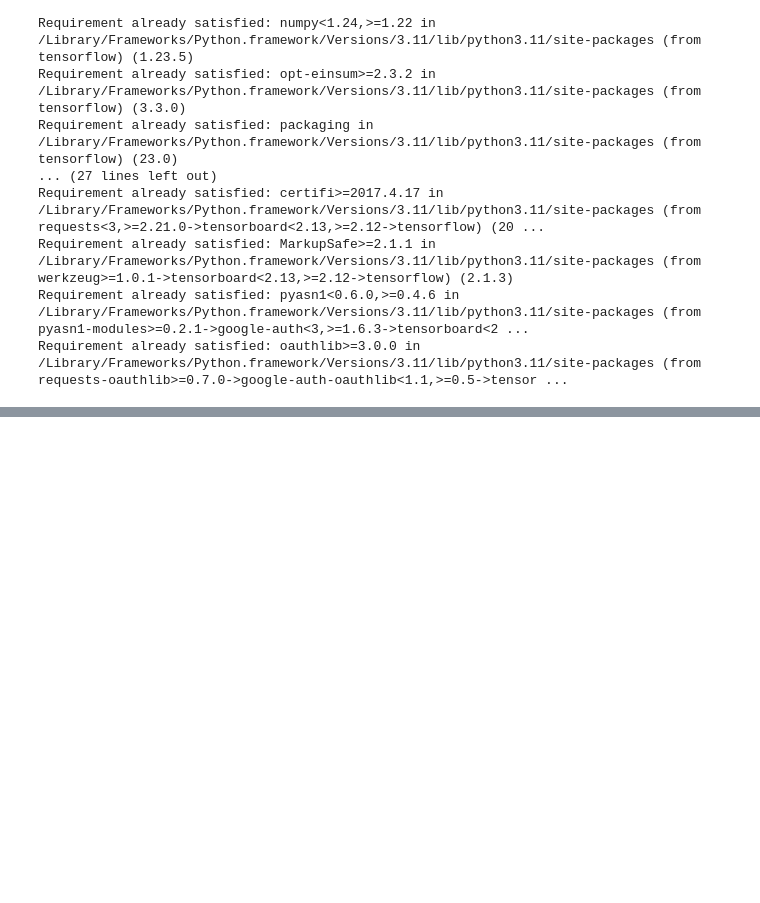
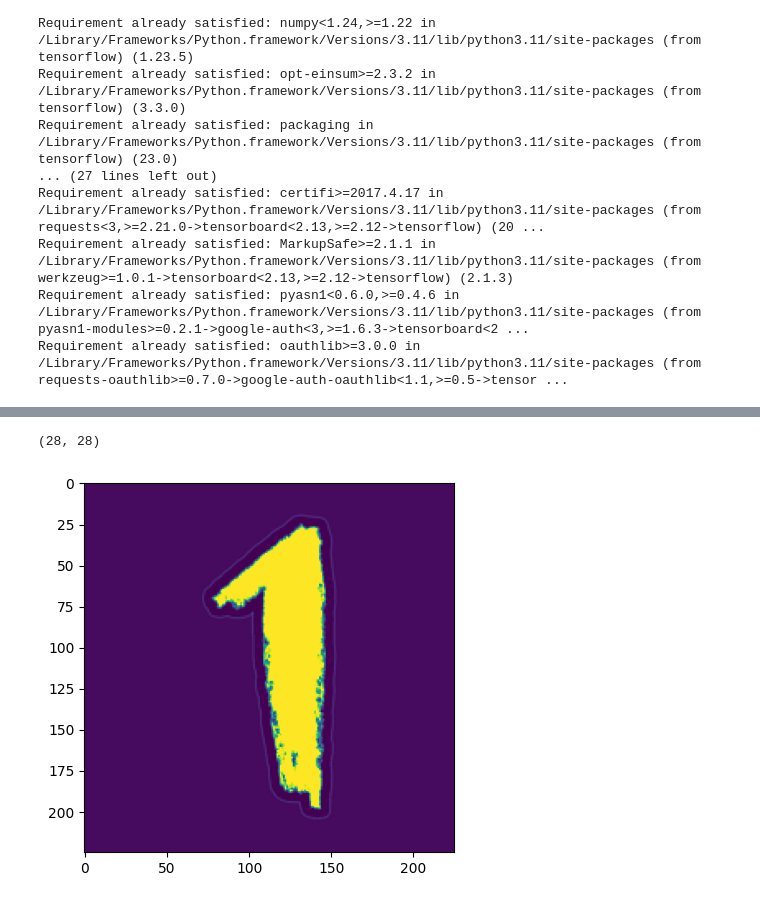
Before and after one commit to JSansa/mlops-2024, a Jupyter notebook: 21_convolutional_neural_net.ipynb, the cells around one changed output, grey strips where cells are left out. Drawn from its saved outputs; the diff is of its cells as text; code cells hidden in the pictures; blank space fills up the shorter version.

```diff
--- a/21_convolutional_neural_net.ipynb
+++ b/21_convolutional_neural_net.ipynb
@@ -67,0 +115,10 @@ model.add(Dense(10, activation='softmax'))
+# %%
+import numpy as np
+image1_grey = cv2.cvtColor(image_1, cv2.COLOR_BGR2GRAY)
+image1_grey = cv2.bitwise_not(image1_grey)
+plt.imshow(image1_grey)
+image1_resized = cv2.resize(image1_grey, (28, 28)) / 255
+image1_resized.shape
+# %% [output]
+(28, 28)
+[figure, added]
```
Also changed, not shown: parts of 4 cells of this notebook.
